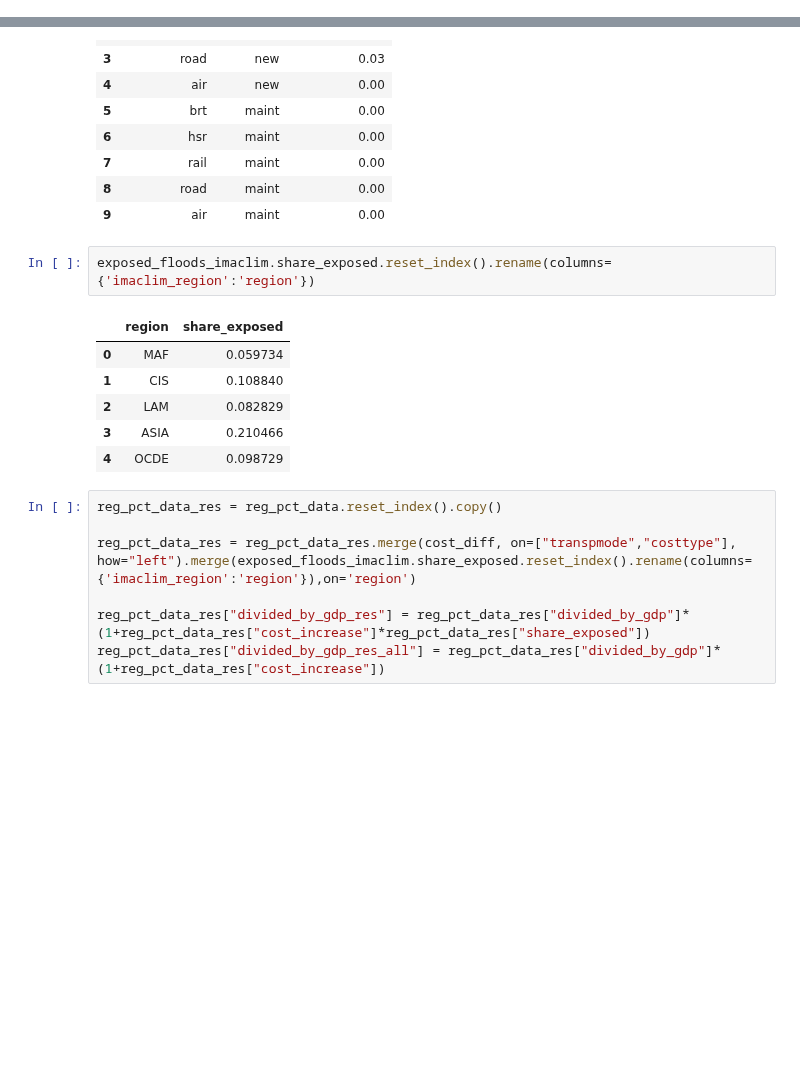
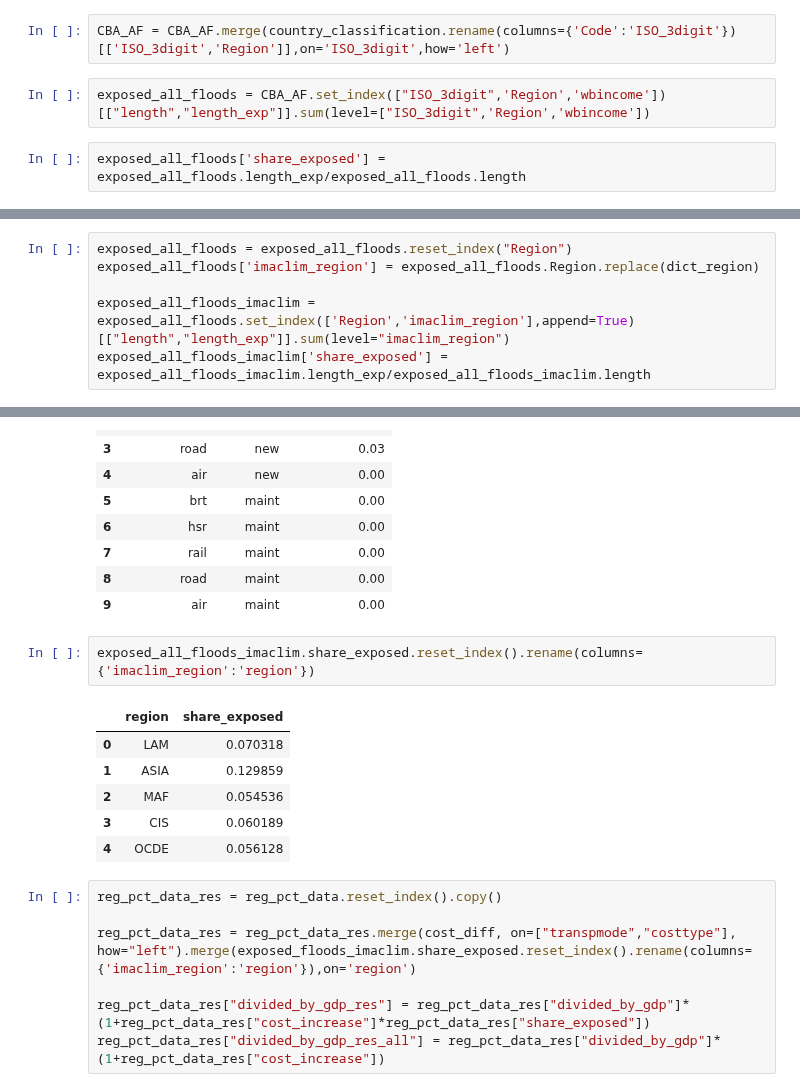
Before and after one commit to julierozenberg/infra_needs_analyses, a Jupyter notebook: transport_global_resilience.ipynb, the cells around one changed output, grey strips where cells are left out. Cells and saved outputs as stored; diff of their text form; blank space fills up the shorter version.

```diff
--- a/transport_global_resilience.ipynb
+++ b/transport_global_resilience.ipynb
@@ -54,0 +64,6 @@ CBA_PU = pd.read_csv(resilience_folder2+'CBA_PU.csv').rename(columns={"length_ex
+# %%
+CBA_AF = CBA_AF.merge(country_classification.rename(columns={'Code':'ISO_3digit'})[['ISO_3digit','Region']],on='ISO_3digit',how='left')
+# %%
+exposed_all_floods = CBA_AF.set_index(["ISO_3digit",'Region','wbincome'])[["length","length_exp"]].sum(level=["ISO_3digit",'Region','wbincome'])
+# %%
+exposed_all_floods['share_exposed'] = exposed_all_floods.length_exp/exposed_all_floods.length
@@ -54,0 +82,6 @@ CBA_PU = pd.read_csv(resilience_folder2+'CBA_PU.csv').rename(columns={"length_ex
+# %%
+exposed_all_floods = exposed_all_floods.reset_index("Region")
+exposed_all_floods['imaclim_region'] = exposed_all_floods.Region.replace(dict_region)
+
+exposed_all_floods_imaclim = exposed_all_floods.set_index(['Region','imaclim_region'],append=True)[["length","length_exp"]].sum(level="imaclim_region")
+exposed_all_floods_imaclim['share_exposed'] = exposed_all_floods_imaclim.length_exp/exposed_all_floods_imaclim.length
@@ -420,14 +459,14 @@ cost_diff
 | 8 | road | maint | 0.00 |
 | 9 | air | maint | 0.00 |
 # %%
-exposed_floods_imaclim.share_exposed.reset_index().rename(columns={'imaclim_region':'region'})
+exposed_all_floods_imaclim.share_exposed.reset_index().rename(columns={'imaclim_region':'region'})
 # %% [output]
 |  | region | share_exposed |
-| 0 | MAF | 0.059734 |
-| 1 | CIS | 0.108840 |
-| 2 | LAM | 0.082829 |
-| 3 | ASIA | 0.210466 |
-| 4 | OCDE | 0.098729 |
+| 0 | LAM | 0.070318 |
+| 1 | ASIA | 0.129859 |
+| 2 | MAF | 0.054536 |
+| 3 | CIS | 0.060189 |
+| 4 | OCDE | 0.056128 |
 # %%
 reg_pct_data_res = reg_pct_data.reset_index().copy()
 
```
Also changed, not shown: parts of 9 cells of this notebook.
